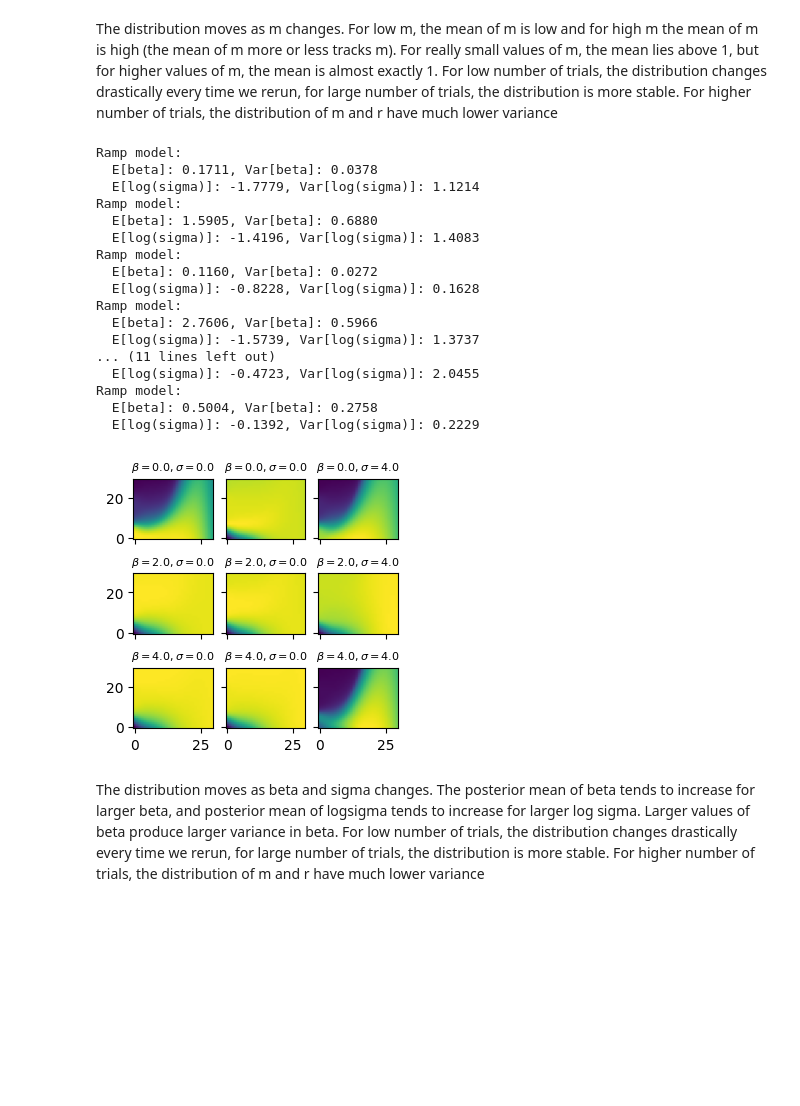
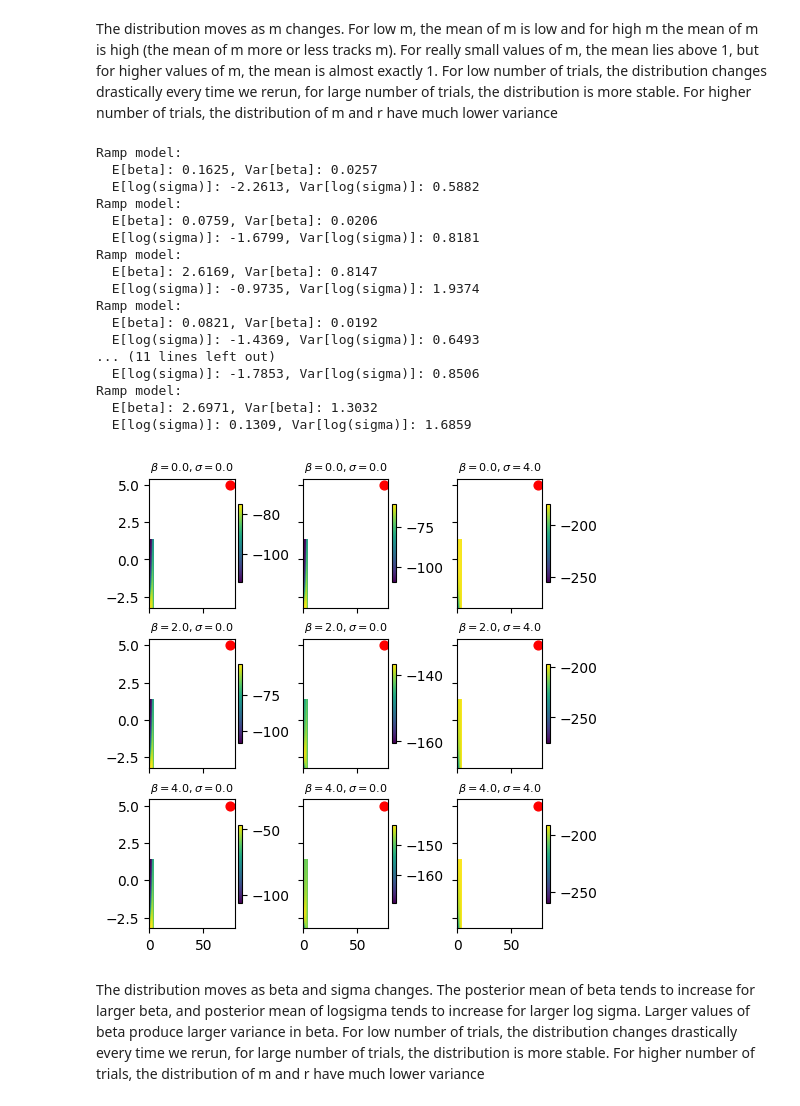
Before and after one commit to ericyh/Neural_Data_Processing, a Jupyter notebook: GG3_project.ipynb, the cells around one changed output. Drawn from its saved outputs; the diff is of its cells as text; code cells hidden in the pictures; blank space fills up the shorter version.

Commit message:
changed all model generation to HMM

```diff
--- a/GG3_project.ipynb
+++ b/GG3_project.ipynb
@@ -1918,8 +1918,8 @@ import numpy as np
 from scipy.special import logsumexp
 
 def calculate_step_model_posterior(M, T, N_trials, m, r, plot = False):
-    step = StepModel(m=m, r=r, x0 = x0)
-    step_spikes = step.simulate(Ntrials = N_trials, T=T)[0]
+
+    step_spikes = generate_step_spikes(r = r, m = m, Rh = 50, N_trials = N_trials, T = T, x0 = 0.2)
 
     log_likelihood_step = step_trials(step_spikes, N_trials=N_trials)
     log_prior_step = np.log(1/(6*M))
@@ -2020,11 +2020,9 @@ For really small values of m, the mean lies above 1, but for higher values of m,
 For low number of trials, the distribution changes drastically every time we rerun, for large number of trials, the distribution is more stable.
 For higher number of trials, the distribution of m and r have much lower variance
 # %%
+def calculate_ramp_model_posterior(M, T, N_trials, beta, sigma, plot = False):
 
-
-def calculate_ramp_model_posterior(M, T, N_trials, beta, sigma, plot = False):
-    ramp = RampModel(beta=beta, sigma=sigma)
-    ramp_spikes = ramp.simulate(Ntrials = Ntrials, T=T)[0]
+    ramp_spikes = generate_ramp_spikes(beta=beta, sigma=sigma, Rh = 50, N_trials = N_trials, T = T, x0 = 0.2)
 
     log_likelihood_ramp = ramp_trials(ramp_spikes, N_trials=N_trials)
     log_prior_ramp = np.log(1/(M*M))
@@ -2071,32 +2069,33 @@ def calculate_ramp_model_posterior(M, T, N_trials, beta, sigma, plot = False):
 
     return log_posterior_ramp
 # %%
-fig, axs = plt.subplots(3, 3, figsize=(3, 3), sharex=True, sharey=True, constrained_layout=True)
+fig, axs = plt.subplots(3, 3, figsize=(5, 5), sharex=True, sharey=True, constrained_layout=True)
 
 for i, beta in enumerate(np.linspace(0, 4, 3)):
     for j, logsigma in enumerate(np.linspace(np.log(0.04), np.log(4), 3)):
         matrix = calculate_ramp_model_posterior(M=30, T=100, N_trials=2, sigma = np.exp(logsigma), beta = beta, plot=False)
-        axs[i, j].imshow(matrix, aspect='auto', origin='lower')
+        axs[i, j].imshow(matrix, aspect='auto', origin='lower', extent=[0, 4, np.log(0.04), np.log(4)])
+        axs[i, j].scatter([m], [r], color='red', s=40)
         axs[i, j].set_title(rf"$\beta={np.round(beta, 2)}, \sigma={np.round(np.exp(logsigma))}$", fontsize=8)
 # %% [output]
 Ramp model:
-  E[beta]: 0.1711, Var[beta]: 0.0378
-  E[log(sigma)]: -1.7779, Var[log(sigma)]: 1.1214
+  E[beta]: 0.1625, Var[beta]: 0.0257
+  E[log(sigma)]: -2.2613, Var[log(sigma)]: 0.5882
 Ramp model:
-  E[beta]: 1.5905, Var[beta]: 0.6880
-  E[log(sigma)]: -1.4196, Var[log(sigma)]: 1.4083
+  E[beta]: 0.0759, Var[beta]: 0.0206
+  E[log(sigma)]: -1.6799, Var[log(sigma)]: 0.8181
 Ramp model:
-  E[beta]: 0.1160, Var[beta]: 0.0272
-  E[log(sigma)]: -0.8228, Var[log(sigma)]: 0.1628
+  E[beta]: 2.6169, Var[beta]: 0.8147
+  E[log(sigma)]: -0.9735, Var[log(sigma)]: 1.9374
 Ramp model:
-  E[beta]: 2.7606, Var[beta]: 0.5966
-  E[log(sigma)]: -1.5739, Var[log(sigma)]: 1.3737
+  E[beta]: 0.0821, Var[beta]: 0.0192
+  E[log(sigma)]: -1.4369, Var[log(sigma)]: 0.6493
 ... (11 lines left out)
-  E[log(sigma)]: -0.4723, Var[log(sigma)]: 2.0455
+  E[log(sigma)]: -1.7853, Var[log(sigma)]: 0.8506
 Ramp model:
-  E[beta]: 0.5004, Var[beta]: 0.2758
-  E[log(sigma)]: -0.1392, Var[log(sigma)]: 0.2229
+  E[beta]: 2.6971, Var[beta]: 1.3032
+  E[log(sigma)]: 0.1309, Var[log(sigma)]: 1.6859
-[figure, old version]
+[figure, new version]
 # %% [markdown]
 The distribution moves as beta and sigma changes. The posterior mean of beta tends to increase for larger beta, and posterior mean of logsigma tends to increase for larger log sigma. Larger values of beta produce larger variance in beta.
 For low number of trials, the distribution changes drastically every time we rerun, for large number of trials, the distribution is more stable.
```
Also changed, not shown: parts of 3 cells of this notebook.
